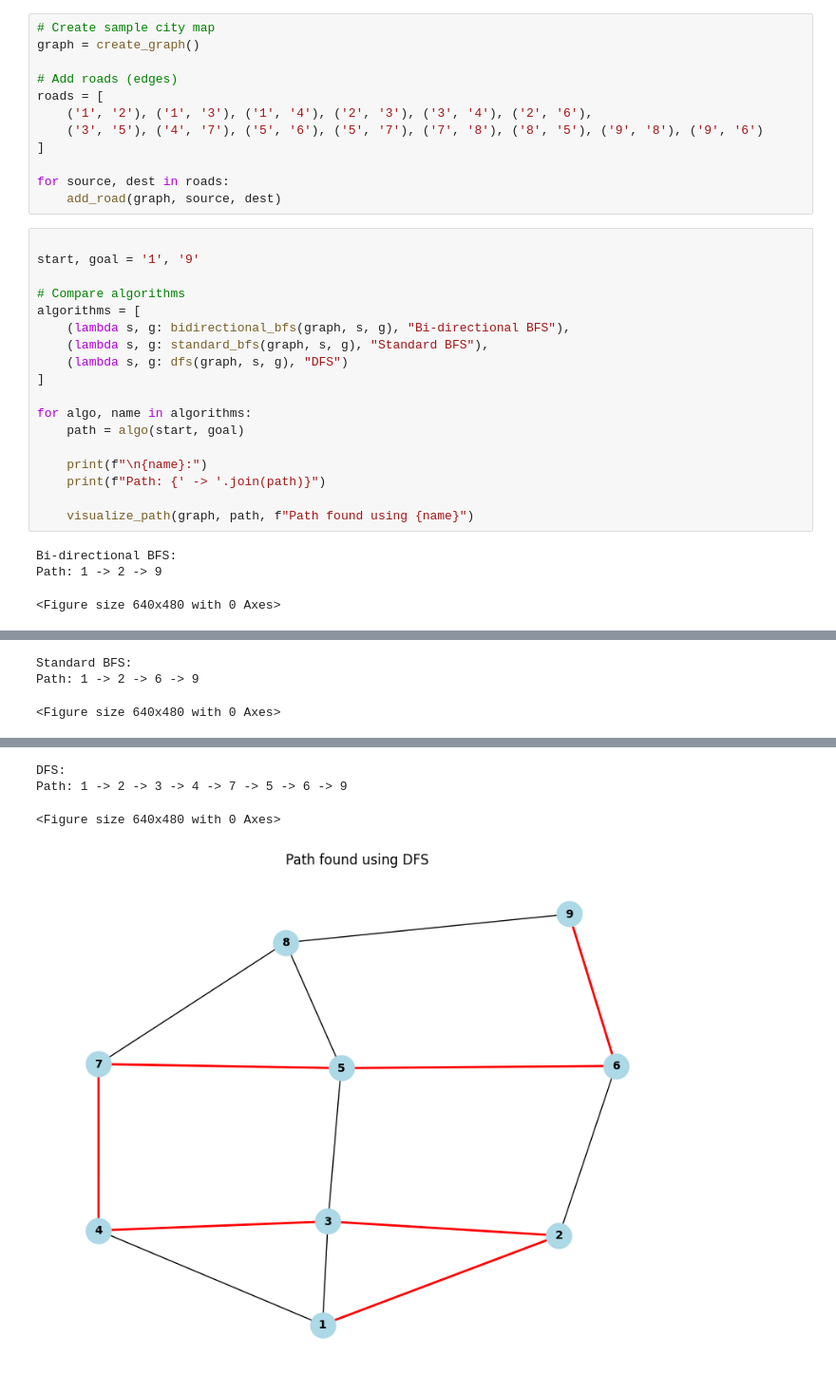
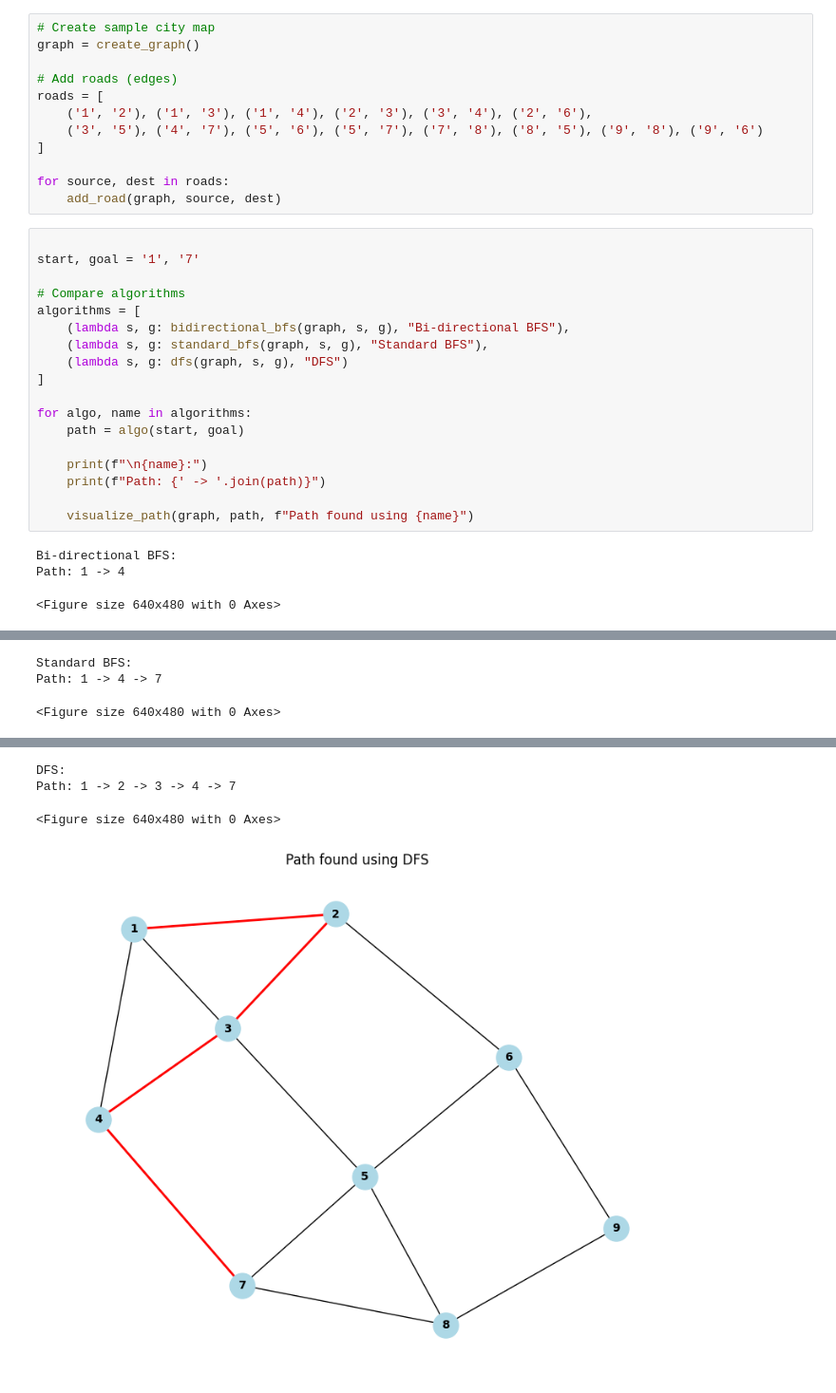
Before and after one commit to Sookeyy-12/6th-Sem-AI-Lab, a Jupyter notebook: Lab 2/lab2.ipynb, the cells around one changed output, grey strips where cells are left out. Shown: that part at 95% size. Drawn from its saved outputs; the diff is of its cells as text.

```diff
--- a/Lab 2/lab2.ipynb
+++ b/Lab 2/lab2.ipynb
@@ -130,7 +130,7 @@ for source, dest in roads:
     add_road(graph, source, dest)
 # %%
 
-start, goal = '1', '9'
+start, goal = '1', '7'
 
 # Compare algorithms
 algorithms = [
@@ -148,5 +148,5 @@ for algo, name in algorithms:
     visualize_path(graph, path, f"Path found using {name}")
 # %% [output]
 Bi-directional BFS:
-Path: 1 -> 2 -> 9
+Path: 1 -> 4
 <Figure size 640x480 with 0 Axes>
@@ -154,3 +154,3 @@ Path: 1 -> 2 -> 9
 Standard BFS:
-Path: 1 -> 2 -> 6 -> 9
+Path: 1 -> 4 -> 7
 <Figure size 640x480 with 0 Axes>
@@ -158,4 +158,4 @@ Path: 1 -> 2 -> 6 -> 9
 DFS:
-Path: 1 -> 2 -> 3 -> 4 -> 7 -> 5 -> 6 -> 9
+Path: 1 -> 2 -> 3 -> 4 -> 7
 <Figure size 640x480 with 0 Axes>
-[figure, old version]
+[figure, new version]
```
Also changed, not shown: parts of 1 cell of this notebook.
